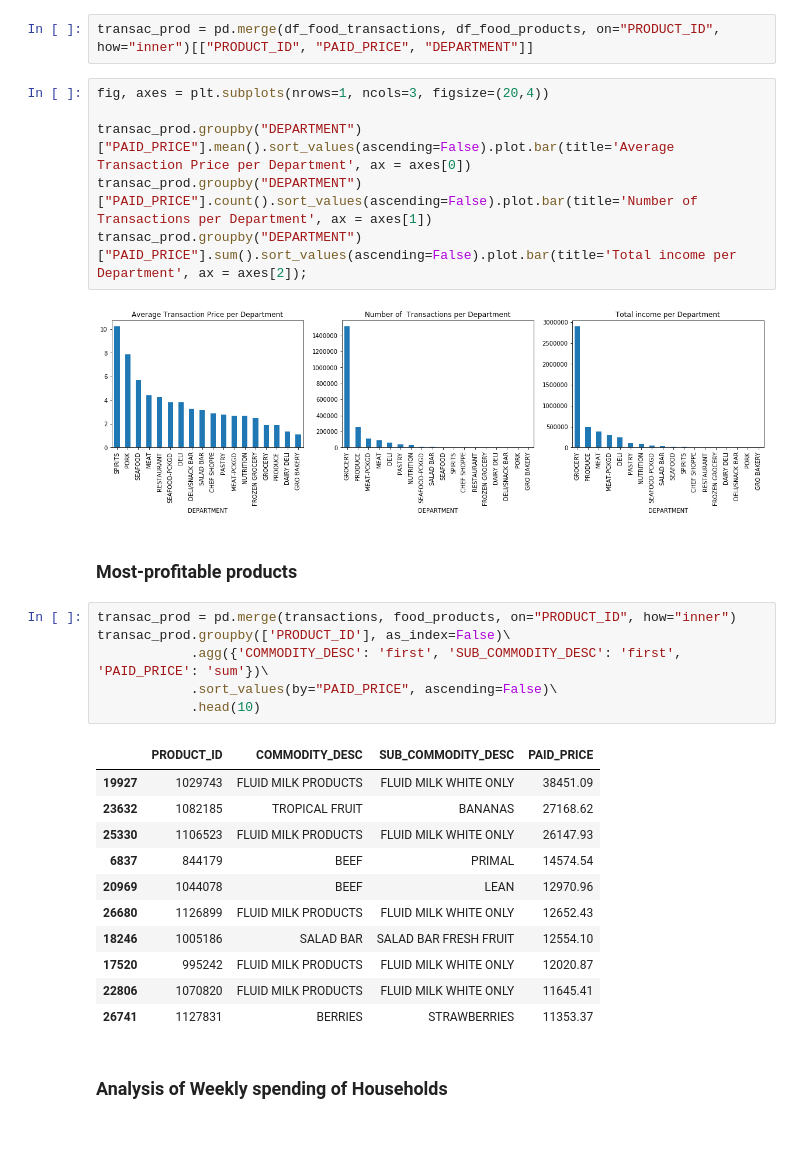
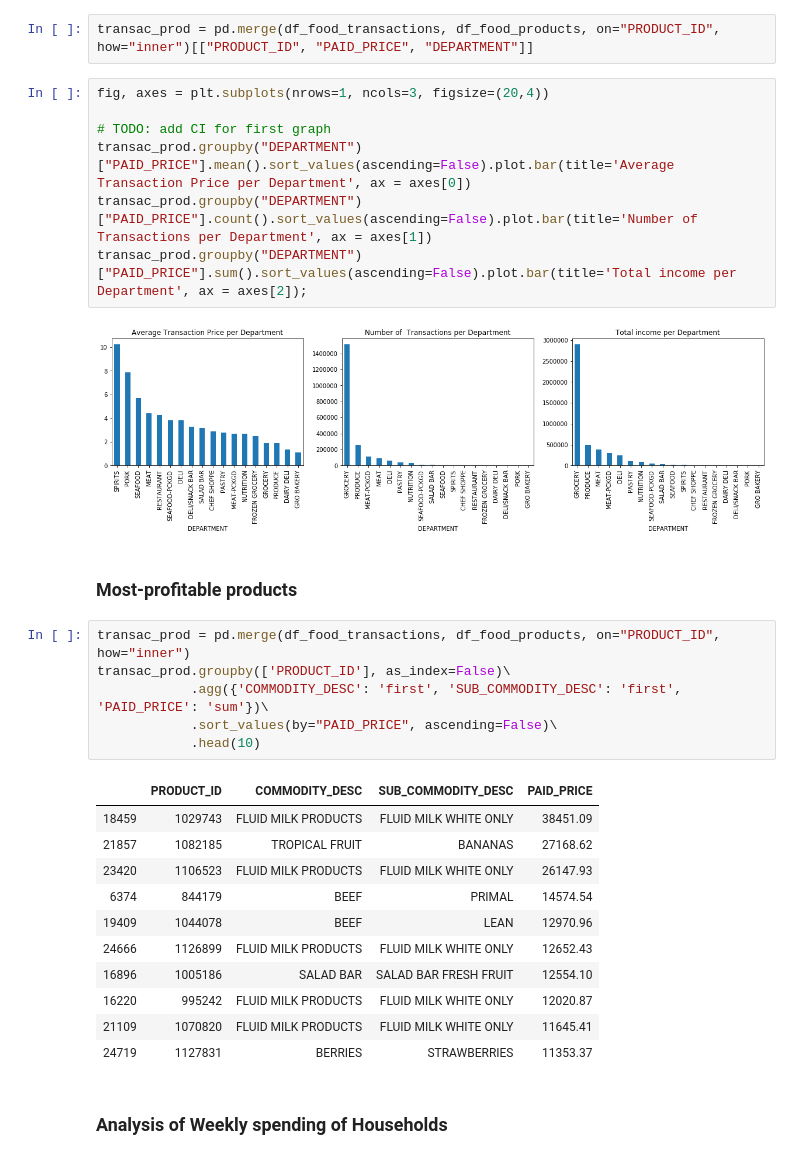
Before and after one commit to BenjaminEngelman/ADA-Project, a Jupyter notebook: main.ipynb, the cells around one changed output. Drawn from its saved outputs; the diff is of its cells as text.

```diff
--- a/main.ipynb
+++ b/main.ipynb
@@ -353,6 +357,7 @@ transac_prod = pd.merge(df_food_transactions, df_food_products, on="PRODUCT_ID",
 # %%
 fig, axes = plt.subplots(nrows=1, ncols=3, figsize=(20,4))
 
+# TODO: add CI for first graph
 transac_prod.groupby("DEPARTMENT")["PAID_PRICE"].mean().sort_values(ascending=False).plot.bar(title='Average Transaction Price per Department', ax = axes[0])
 transac_prod.groupby("DEPARTMENT")["PAID_PRICE"].count().sort_values(ascending=False).plot.bar(title='Number of  Transactions per Department', ax = axes[1])
 transac_prod.groupby("DEPARTMENT")["PAID_PRICE"].sum().sort_values(ascending=False).plot.bar(title='Total income per Department', ax = axes[2]);
@@ -361,23 +366,23 @@ transac_prod.groupby("DEPARTMENT")["PAID_PRICE"].sum().sort_values(ascending=Fal
 # %% [markdown]
 ### Most-profitable products
 # %%
-transac_prod = pd.merge(transactions, food_products, on="PRODUCT_ID", how="inner")
+transac_prod = pd.merge(df_food_transactions, df_food_products, on="PRODUCT_ID", how="inner")
 transac_prod.groupby(['PRODUCT_ID'], as_index=False)\
             .agg({'COMMODITY_DESC': 'first', 'SUB_COMMODITY_DESC': 'first', 'PAID_PRICE': 'sum'})\
             .sort_values(by="PAID_PRICE", ascending=False)\
             .head(10)
 # %% [output]
 |  | PRODUCT_ID | COMMODITY_DESC | SUB_COMMODITY_DESC | PAID_PRICE |
-| 19927 | 1029743 | FLUID MILK PRODUCTS | FLUID MILK WHITE ONLY | 38451.09 |
-| 23632 | 1082185 | TROPICAL FRUIT | BANANAS | 27168.62 |
-| 25330 | 1106523 | FLUID MILK PRODUCTS | FLUID MILK WHITE ONLY | 26147.93 |
-| 6837 | 844179 | BEEF | PRIMAL | 14574.54 |
-| 20969 | 1044078 | BEEF | LEAN | 12970.96 |
-| 26680 | 1126899 | FLUID MILK PRODUCTS | FLUID MILK WHITE ONLY | 12652.43 |
-| 18246 | 1005186 | SALAD BAR | SALAD BAR FRESH FRUIT | 12554.10 |
-| 17520 | 995242 | FLUID MILK PRODUCTS | FLUID MILK WHITE ONLY | 12020.87 |
-| 22806 | 1070820 | FLUID MILK PRODUCTS | FLUID MILK WHITE ONLY | 11645.41 |
-| 26741 | 1127831 | BERRIES | STRAWBERRIES | 11353.37 |
+| 18459 | 1029743 | FLUID MILK PRODUCTS | FLUID MILK WHITE ONLY | 38451.09 |
+| 21857 | 1082185 | TROPICAL FRUIT | BANANAS | 27168.62 |
+| 23420 | 1106523 | FLUID MILK PRODUCTS | FLUID MILK WHITE ONLY | 26147.93 |
+| 6374 | 844179 | BEEF | PRIMAL | 14574.54 |
+| 19409 | 1044078 | BEEF | LEAN | 12970.96 |
+| 24666 | 1126899 | FLUID MILK PRODUCTS | FLUID MILK WHITE ONLY | 12652.43 |
+| 16896 | 1005186 | SALAD BAR | SALAD BAR FRESH FRUIT | 12554.10 |
+| 16220 | 995242 | FLUID MILK PRODUCTS | FLUID MILK WHITE ONLY | 12020.87 |
+| 21109 | 1070820 | FLUID MILK PRODUCTS | FLUID MILK WHITE ONLY | 11645.41 |
+| 24719 | 1127831 | BERRIES | STRAWBERRIES | 11353.37 |
 # %% [markdown]
 ### Analysis of Weekly spending of Households
 # %%
```
Also changed, not shown: parts of 21 cells of this notebook.
